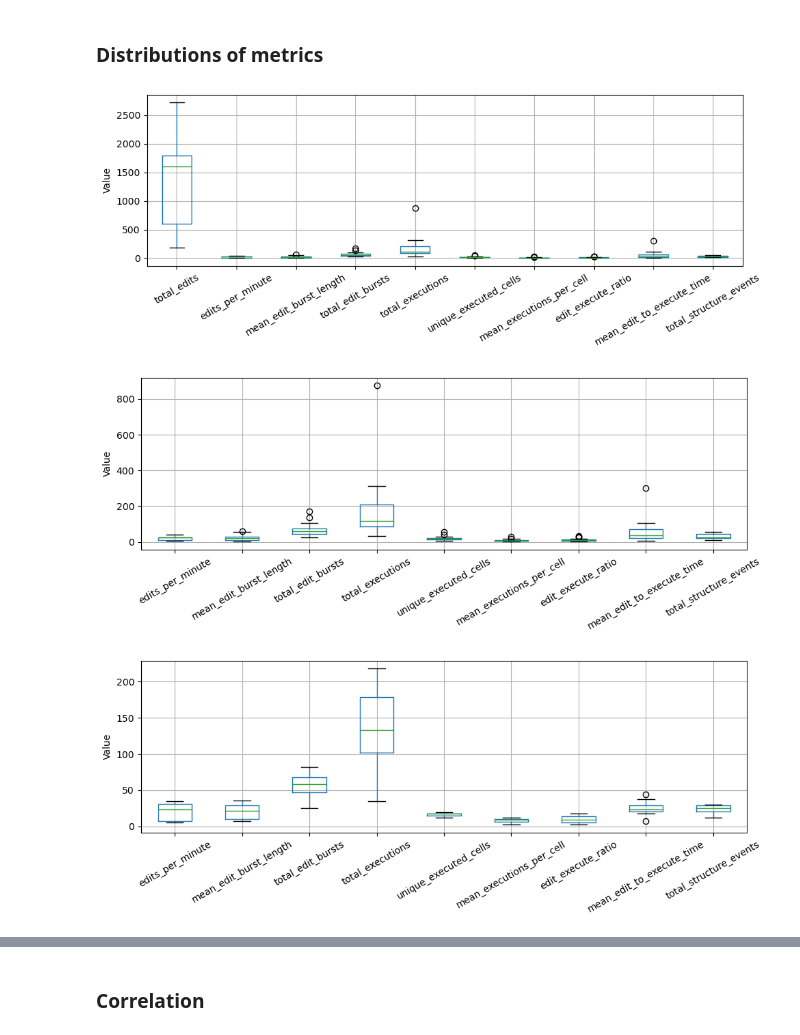
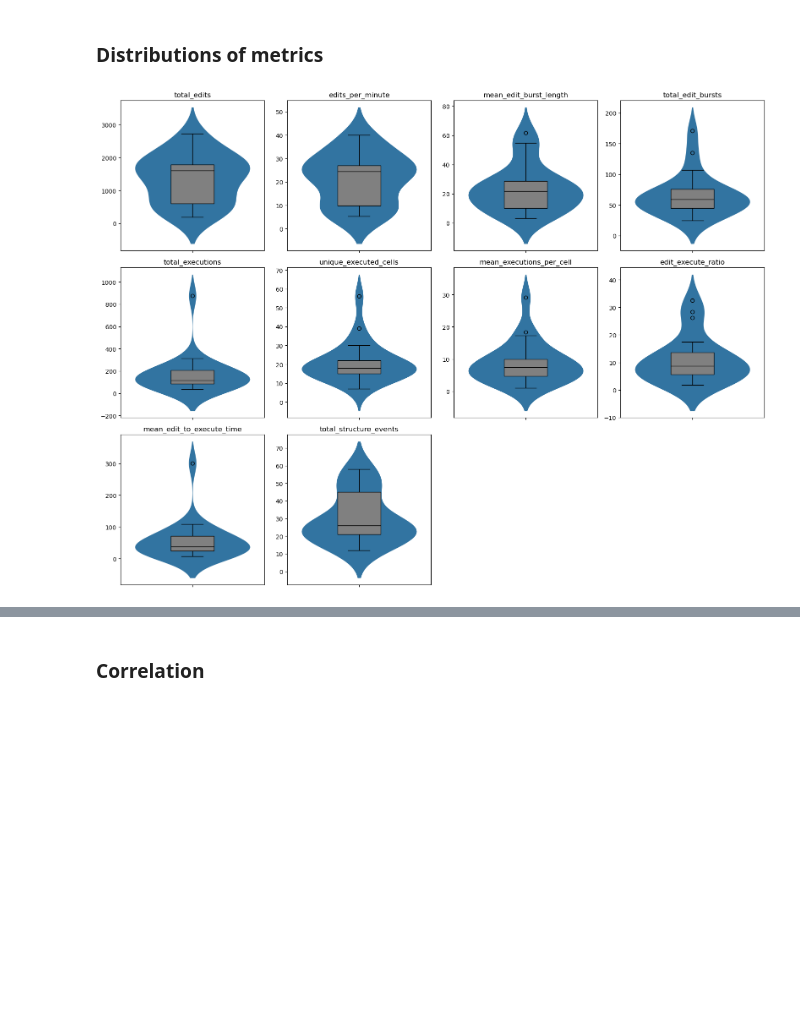
Before and after one commit to klmoviat/AnalysisNotebookUsage, a Jupyter notebook: rq2.ipynb, the cells around one changed output, grey strips where cells are left out. Drawn from its saved outputs; the diff is of its cells as text; code cells hidden in the pictures; blank space fills up the shorter version.

```diff
--- a/rq2.ipynb
+++ b/rq2.ipynb
@@ -408,7 +410,7 @@ def drop_outliers(df: pd.DataFrame, metrics: List[str] = None) -> pd.DataFrame:
 # analysis
 # %%
 # create a dict with filenames from 001.db to 021.db in folder rsds-20241113
-dataset_dict = {f"{i:03d}": f"rsds-20241113/{i:03d}.db" for i in range(1, 22)}
+dataset_dict = {f"{i:03d}": f"../rsds-20241113/{i:03d}.db" for i in range(1, 22)}
 # %%
 # analyze the dataset
 metrics_df = analyze_dataset(dataset_dict)
@@ -517,14 +519,15 @@ def plot_metric_violin_distributions_on_grid(df: pd.DataFrame, metrics: List[str
     cols = int(np.ceil(np.sqrt(num_metrics)))
     rows = int(np.ceil(num_metrics / cols))
 
-    fig, axes = plt.subplots(rows, cols, figsize=(cols * 4, rows * 4))
+    _, axes = plt.subplots(rows, cols, figsize=(cols * 4, rows * 4))
     axes = axes.flatten() if num_metrics > 1 else [axes]
 
     for i, metric in enumerate(metrics):
         ax = axes[i]
-        sns.violinplot(data=df, y=metric, ax=ax)
+        sns.violinplot(data=df, y=metric, inner=None, linewidth=0, ax=ax)
+        sns.boxplot(data=df, y=metric, width=0.3, ax=ax, color='gray', linecolor='black')
         ax.set_title(metric)
-        ax.set_ylabel(metric)
+        ax.set_ylabel(None)
 
     # Hide unused subplots
     for j in range(i + 1, len(axes)):
@@ -533,27 +536,9 @@ def plot_metric_violin_distributions_on_grid(df: pd.DataFrame, metrics: List[str
     plt.tight_layout()
     plt.show()
 # %%
-plot_metric_distributions(
-    metrics_df,
-    None
-)
-plot_metric_distributions(
-    metrics_df,
-    ["edits_per_minute", "mean_edit_burst_length", "total_edit_bursts", "total_executions", "unique_executed_cells", "mean_executions_per_cell", "edit_execute_ratio", "mean_edit_to_execute_time", "total_structure_events"]
-)
-plot_metric_distributions(
-    drop_outliers(metrics_df, None),
-    ["edits_per_minute", "mean_edit_burst_length", "total_edit_bursts", "total_executions", "unique_executed_cells", "mean_executions_per_cell", "edit_execute_ratio", "mean_edit_to_execute_time", "total_structure_events"]
-)
-plot_metric_distributions_on_grid(
-    metrics_df,
-    None
-)
 plot_metric_violin_distributions_on_grid(
     metrics_df,
     None
 )
 # %% [output]
-[figure, old version]
+[figure, new version]
-[figure, removed]
-[figure, removed]
```
Also changed, not shown: parts of 23 cells of this notebook.
